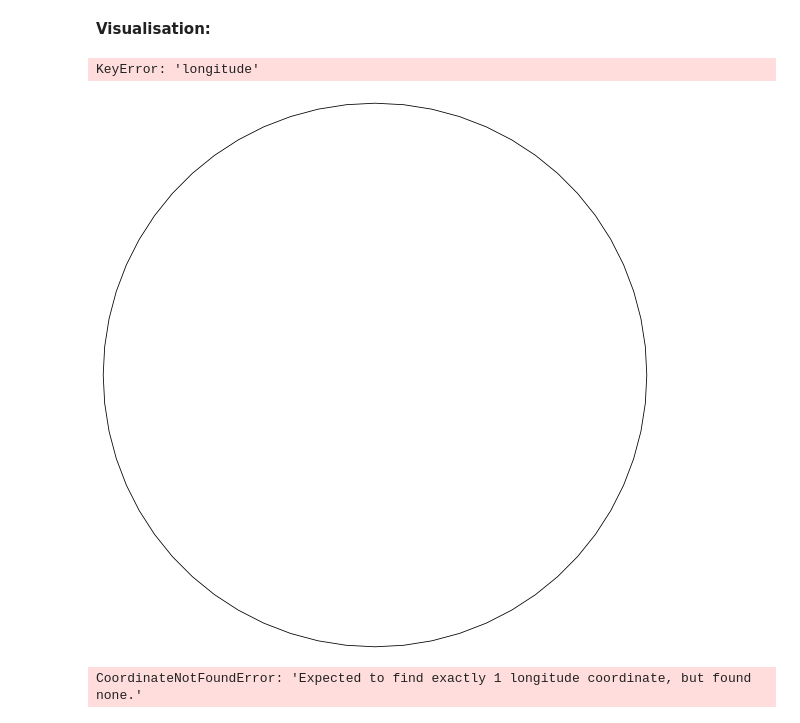
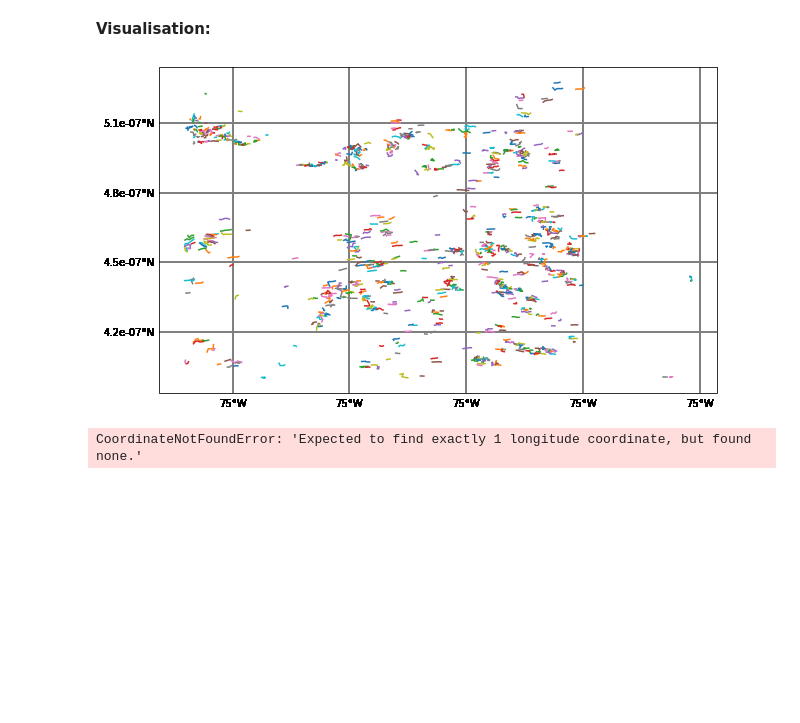
Before and after one commit to tobac-project/tobac-tutorials, a Jupyter notebook: themes/tobac_v1/Example_VIS_Tracking_Satellite/Example_VIS_Tracking_Satellite.ipynb, the cells around one changed output. Drawn from its saved outputs; the diff is of its cells as text; code cells hidden in the pictures; blank space fills up the shorter version.

Commit message:
Update Example_VIS plotting still not working

```diff
--- a/themes/tobac_v1/Example_VIS_Tracking_Satellite/Example_VIS_Tracking_Satellite.ipynb
+++ b/themes/tobac_v1/Example_VIS_Tracking_Satellite/Example_VIS_Tracking_Satellite.ipynb
@@ -277,8 +288,8 @@ The detected features are linked into cloud trajectories using the trackpy libra
 # %%
 # keyword arguments for linking step
 parameters_linking={}
-parameters_linking['v_max']=20
-parameters_linking['stubs']=2
+parameters_linking['v_max']=30
+parameters_linking['stubs']=3
 parameters_linking['order']=1
 parameters_linking['extrapolate']=1
 parameters_linking['memory']=0
@@ -297,14 +308,21 @@ Frame 5: 75 trajectories present.
 # %%
 # Set extent of maps created in the following cells:
 axis_extent=[-70,10,-55,20]
+# %%
+Track['latitude'] = Track['projection_y_coordinate']
+Track = Track.drop(['projection_y_coordinate'])
+# %%
+Track['longitude'] = Track['projection_x_coordinate']
+Track = Track.drop(['projection_x_coordinate'])
+# %%
+import cartopy.crs as ccrs
+projection=ccrs.Geostationary(central_longitude=-75, sweep_axis="x")
 # %%
 # Plot map with all individual tracks:
-import cartopy.crs as ccrs
-fig_map,ax_map=plt.subplots(figsize=(10,10),subplot_kw={'projection': ccrs.Geostationary()})
-ax_map=tobac.plot.map_tracks(Track,axis_extent=axis_extent,axes=ax_map)
+fig_map,ax_map=plt.subplots(figsize=(10,10),subplot_kw={'projection': projection})
+ax_map=tobac.plot.map_tracks(Track,axes=ax_map)
 # %% [output]
-KeyError: 'longitude'
-[figure, old version]
+[figure, new version]
 # %%
 # Create animation of tracked clouds and outlines with OLR as a background field
 animation_test_tobac=tobac.plot.animation_mask_field(Track,Features,new_data.CMI,Mask_VIS,
```
Also changed, not shown: parts of 27 cells of this notebook.
